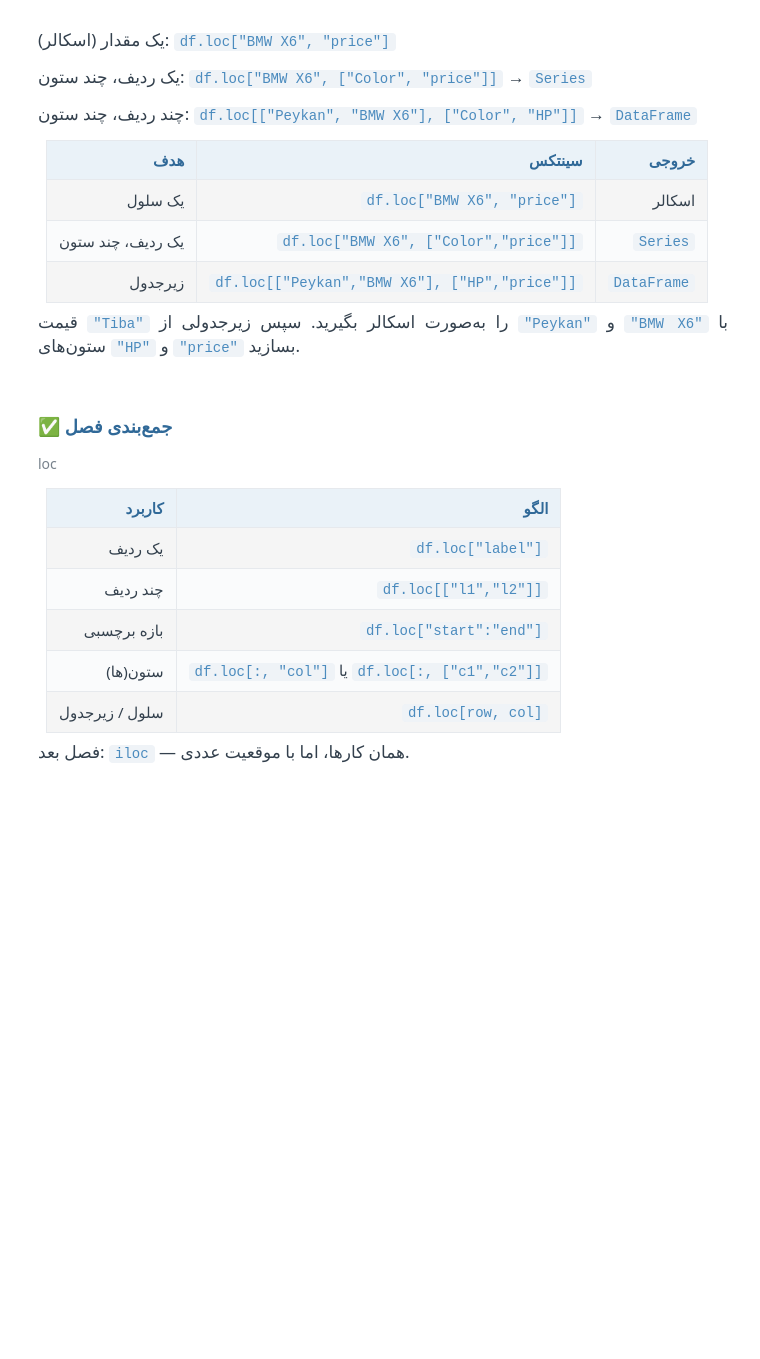
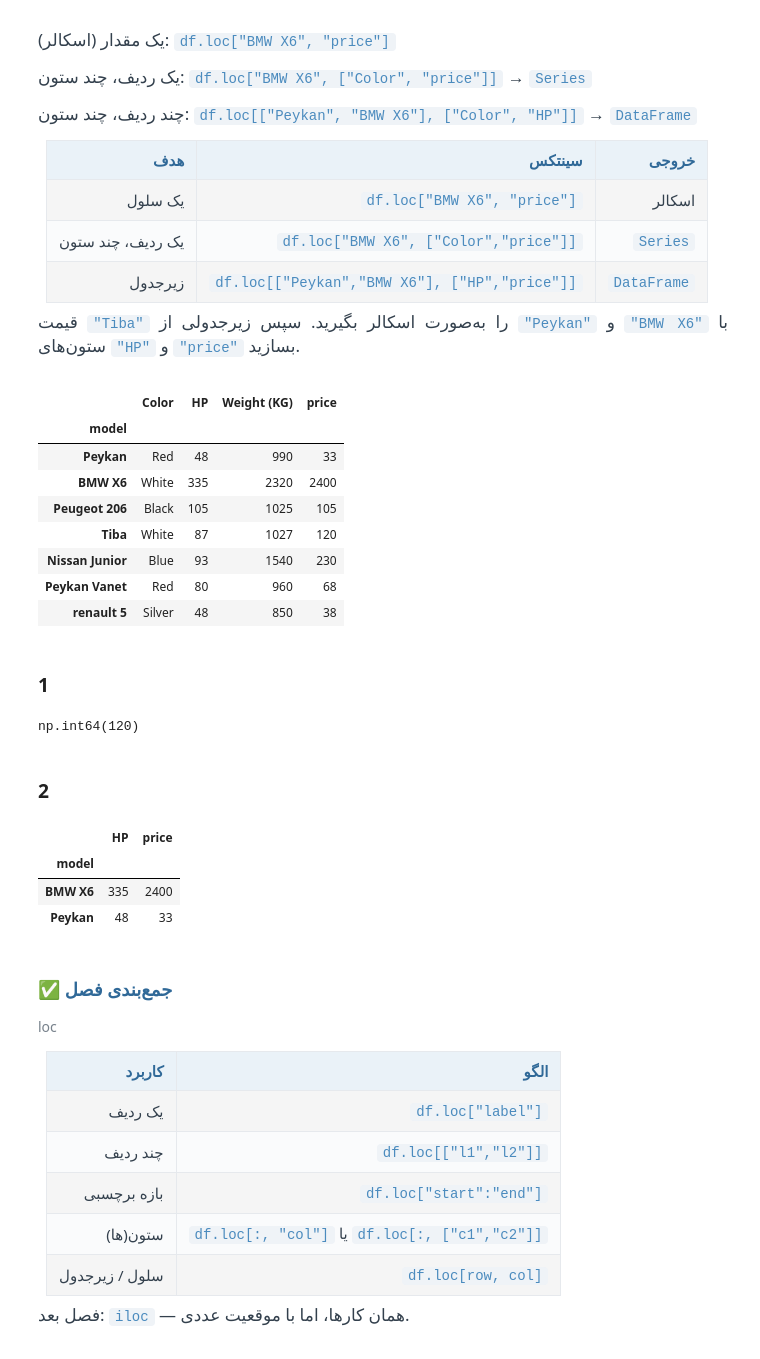
Before and after one commit to TheTavakoli1/Data-Science, a Jupyter notebook: 03-Pandas/Part II-Selecting Data/08-loc.ipynb, the cells around one changed output. Saved outputs shown, nothing was run; the diff lists cells and outputs as text; code cells hidden in the pictures; blank space fills up the shorter version.

```diff
--- a/03-Pandas/Part II-Selecting Data/08-loc.ipynb
+++ b/03-Pandas/Part II-Selecting Data/08-loc.ipynb
@@ -54,6 +240,33 @@
 <p style="margin:10px 0 4px; text-align:justify;">قیمت <code dir="ltr" style="unicode-bidi:isolate; background:#EFF3F7; color:#4B8BBE; padding:1px 6px; border-radius:4px; font-family:Consolas,'Fira Code',monospace; font-size:14px;">"Tiba"</code> را به‌صورت اسکالر بگیرید. سپس زیرجدولی از <code dir="ltr" style="unicode-bidi:isolate; background:#EFF3F7; color:#4B8BBE; padding:1px 6px; border-radius:4px; font-family:Consolas,'Fira Code',monospace; font-size:14px;">"Peykan"</code> و <code dir="ltr" style="unicode-bidi:isolate; background:#EFF3F7; color:#4B8BBE; padding:1px 6px; border-radius:4px; font-family:Consolas,'Fira Code',monospace; font-size:14px;">"BMW X6"</code> با ستون‌های <code dir="ltr" style="unicode-bidi:isolate; background:#EFF3F7; color:#4B8BBE; padding:1px 6px; border-radius:4px; font-family:Consolas,'Fira Code',monospace; font-size:14px;">"HP"</code> و <code dir="ltr" style="unicode-bidi:isolate; background:#EFF3F7; color:#4B8BBE; padding:1px 6px; border-radius:4px; font-family:Consolas,'Fira Code',monospace; font-size:14px;">"price"</code> بسازید.</p>
   <!-- کد را خودت بنویس -->
 </div>
+# %%
+df
+# %% [output]
+|  | Color | HP | Weight (KG) | price |
+| model |  |  |  |  |
+| Peykan | Red | 48 | 990 | 33 |
+| BMW X6 | White | 335 | 2320 | 2400 |
+| Peugeot 206 | Black | 105 | 1025 | 105 |
+| Tiba | White | 87 | 1027 | 120 |
+| Nissan Junior | Blue | 93 | 1540 | 230 |
+| Peykan Vanet | Red | 80 | 960 | 68 |
+| renault 5 | Silver | 48 | 850 | 38 |
+# %% [markdown]
+### 1
+# %%
+df.loc["Tiba", 'price']
+# %% [output]
+np.int64(120)
+# %% [markdown]
+### 2
+# %%
+df.loc[["BMW X6", "Peykan"], ["HP", "price"]]
+# %% [output]
+|  | HP | price |
+| model |  |  |
+| BMW X6 | 335 | 2400 |
+| Peykan | 48 | 33 |
 # %% [markdown]
 <div dir="rtl" style="font-family:'Vazirmatn','IRANSans',Tahoma,Arial,sans-serif; font-size:17px; line-height:1.9; color:#33404d; max-width:760px; margin:0 auto;">
 <h3 style="color:#306998; font-size:18px; margin:28px 0 6px;">✅ جمع‌بندی فصل</h3><p style="margin:0 0 12px; font-size:14px; color:#78828C;">loc</p>
```
Also changed, not shown: parts of 13 cells of this notebook, 3 other files.
